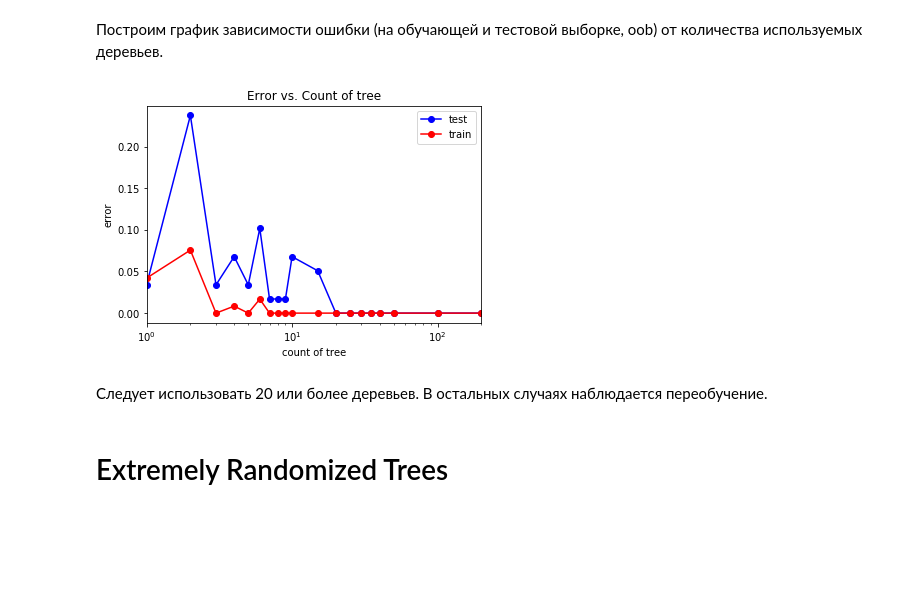
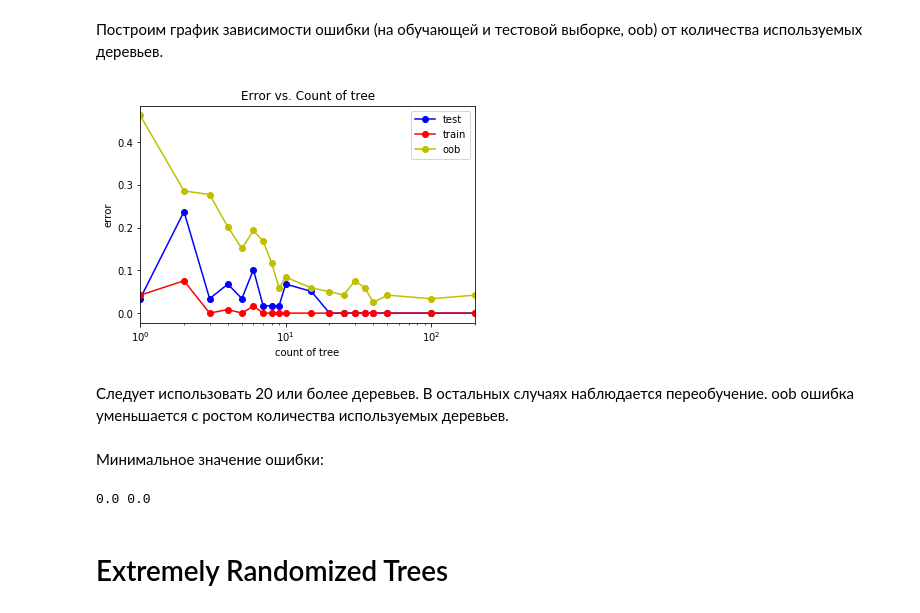
Before and after one commit to ipolyak/Data-Analysis, a Jupyter notebook: wine-analysis.ipynb, the cells around one changed output. Cells and saved outputs as stored; diff of their text form; code cells hidden in the pictures; blank space fills up the shorter version.

```diff
--- a/wine-analysis.ipynb
+++ b/wine-analysis.ipynb
@@ -699,28 +702,39 @@ print(err_train, err_test)
 # %%
 tree_arr = (1, 2, 3, 4, 5, 6, 7, 8, 9, 10, 15, 20, 25, 30, 35, 40, 50, 100, 200)
 test_err = []
 train_err = []
+oob_err = []
 for tree in tree_arr:
-    rf = ensemble.RandomForestClassifier(tree)
+    rf = ensemble.RandomForestClassifier(tree, oob_score = True)
     rf.fit(X_train, y_train)
 
     y_train_pred = rf.predict(X_train)
     y_test_pred = rf.predict(X_test)
+    oob_err.append(1 - rf.oob_score_)
     train_err.append(np.mean(y_train != y_train_pred))
     test_err.append(np.mean(y_test != y_test_pred))
 
 plt.semilogx(tree_arr, test_err, 'b-o', label = 'test')
 plt.semilogx(tree_arr, train_err, 'r-o', label = 'train')
+plt.semilogx(tree_arr, oob_err, 'y-o', label = 'oob')
 plt.xlim([np.min(tree_arr), np.max(tree_arr)])
 plt.title('Error vs. Count of tree')
 plt.xlabel('count of tree')
 plt.ylabel('error')
 plt.legend()
 pass
 # %% [output]
-[figure, old version]
+[figure, new version]
 # %% [markdown]
-Следует использовать 20 или более деревьев. В остальных случаях наблюдается переобучение.
+Следует использовать 20 или более деревьев. В остальных случаях наблюдается переобучение. oob ошибка уменьшается с ростом количества используемых деревьев.
+# %% [markdown]
+Минимальное значение ошибки:
+# %%
+min_train_err = np.min(train_err)
+min_test_err = np.min(test_err)
+print(min_train_err, min_test_err)
+# %% [output]
+0.0 0.0
 # %% [markdown]
 # Extremely Randomized Trees
 # %% [markdown]
```
Also changed, not shown: parts of 10 cells of this notebook.
